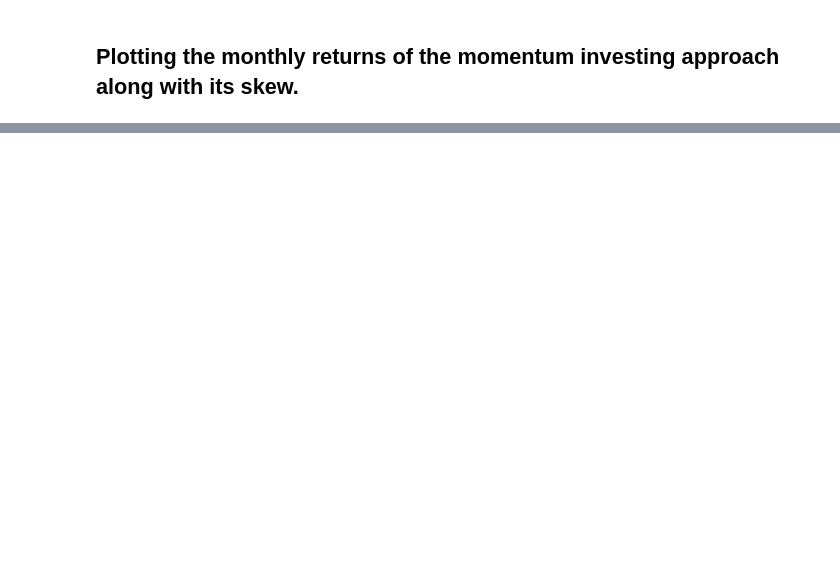
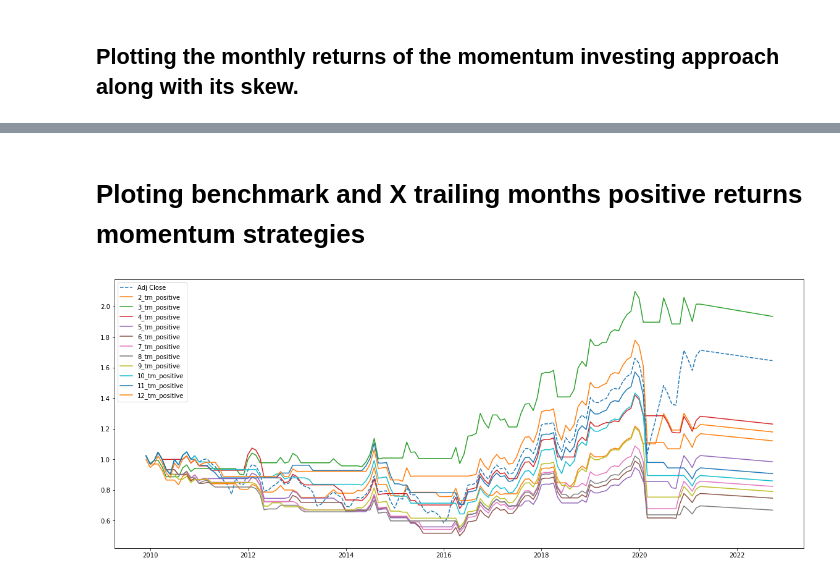
Before and after one commit to rpacco/momentum_studies, a Jupyter notebook: momentum.ipynb, the cells around one changed output, grey strips where cells are left out. Cells and saved outputs as stored; diff of their text form; code cells hidden in the pictures; blank space fills up the shorter version.

```diff
--- a/momentum.ipynb
+++ b/momentum.ipynb
@@ -110,0 +178,9 @@ Skew of the returns distribution: 1.84
+# %%
+def plot_returns(ret_df):
+    #calculating cumulative return for momentum strategy
+    y = np.cumprod(1 + ret_df)
+    #ploting cumulative return for momentum strategy
+    plt.plot(y, label=ret_df.name)
+    plt.legend()
+
+    return
@@ -110,0 +189,8 @@ Skew of the returns distribution: 1.84
+# %%
+#creating dataframe for benchmark returns
+data = yf.download("BOVA11.SA", interval="1mo")["Adj Close"].pct_change().to_frame()
+#including columns for X trailing positive returns momentum strategy
+for i in range(2, 13):
+    data[str(i) + "_tm_positive"] = wrangle_data("BOVA11.SA", i)
+
+data
@@ -110,0 +224,17 @@ Skew of the returns distribution: 1.84
+# %% [markdown]
+# Ploting benchmark and X trailing months positive returns momentum strategies
+# %%
+#droping NaN rows
+data.dropna(inplace=True)
+#creating chart specifying figsize
+plt.figure(figsize=(20,8))
+#loop for ploting all trailing positive returns momentum strategy
+for ret in data:
+    #ploting benchmark return with different linestyle
+    if ret == "Adj Close":
+        plt.plot(np.cumprod(1 + data[ret]), ls = "--", label=data[ret].name)
+    #plotting X trailing positive returns momentum strategy
+    else:
+        plot_returns(data[ret])
+# %% [output]
+[figure, added]
```
Also changed, not shown: parts of 21 cells of this notebook.
